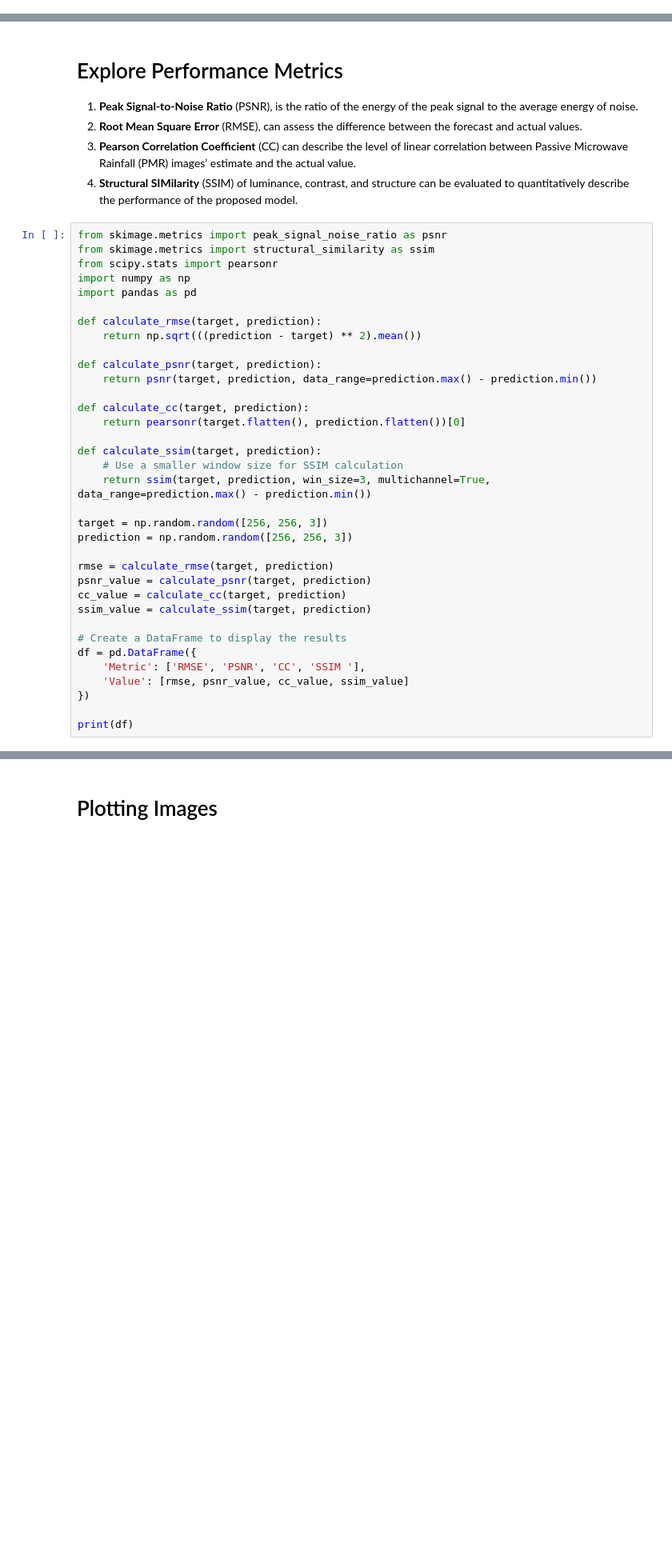
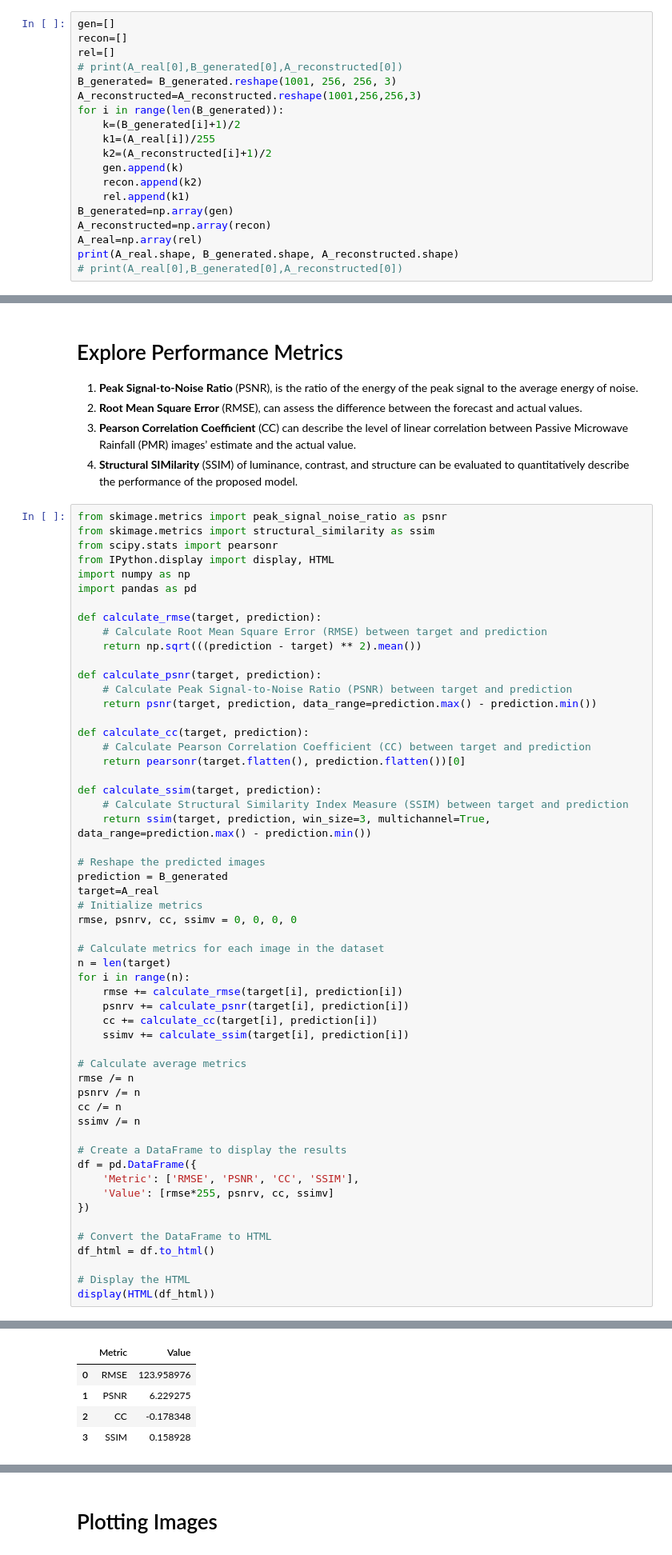
Before and after one commit to kbdharun/kaggle-notebooks, a Jupyter notebook: cyclone-cyclegan.ipynb, the cells around one changed output, grey strips where cells are left out. Shown at 80% size. Drawn from its saved outputs; the diff is of its cells as text; blank space fills up the shorter version.

```diff
--- a/cyclone-cyclegan.ipynb
+++ b/cyclone-cyclegan.ipynb
@@ -648,0 +780,19 @@ I0000 00:00:1709520340.301665     105 device_compiler.h:186] Compiled cluster us
+# %%
+gen=[]
+recon=[]
+rel=[]
+# print(A_real[0],B_generated[0],A_reconstructed[0])
+B_generated= B_generated.reshape(1001, 256, 256, 3)
+A_reconstructed=A_reconstructed.reshape(1001,256,256,3)
+for i in range(len(B_generated)):
+    k=(B_generated[i]+1)/2
+    k1=(A_real[i])/255
+    k2=(A_reconstructed[i]+1)/2
+    gen.append(k)
+    recon.append(k2)
+    rel.append(k1)
+B_generated=np.array(gen)
+A_reconstructed=np.array(recon)
+A_real=np.array(rel)
+print(A_real.shape, B_generated.shape, A_reconstructed.shape)
+# print(A_real[0],B_generated[0],A_reconstructed[0])
@@ -657,35 +809,55 @@ I0000 00:00:1709520340.301665     105 device_compiler.h:186] Compiled cluster us
 from skimage.metrics import peak_signal_noise_ratio as psnr
 from skimage.metrics import structural_similarity as ssim
 from scipy.stats import pearsonr
+from IPython.display import display, HTML
 import numpy as np
 import pandas as pd
 
 def calculate_rmse(target, prediction):
+    # Calculate Root Mean Square Error (RMSE) between target and prediction
     return np.sqrt(((prediction - target) ** 2).mean())
 
 def calculate_psnr(target, prediction):
+    # Calculate Peak Signal-to-Noise Ratio (PSNR) between target and prediction
     return psnr(target, prediction, data_range=prediction.max() - prediction.min())
 
 def calculate_cc(target, prediction):
+    # Calculate Pearson Correlation Coefficient (CC) between target and prediction
     return pearsonr(target.flatten(), prediction.flatten())[0]
 
 def calculate_ssim(target, prediction):
-    # Use a smaller window size for SSIM calculation
+    # Calculate Structural Similarity Index Measure (SSIM) between target and prediction
     return ssim(target, prediction, win_size=3, multichannel=True, data_range=prediction.max() - prediction.min())
 
-target = np.random.random([256, 256, 3])
-prediction = np.random.random([256, 256, 3])
+# Reshape the predicted images
+prediction = B_generated
+target=A_real
+# Initialize metrics
+rmse, psnrv, cc, ssimv = 0, 0, 0, 0
 
-rmse = calculate_rmse(target, prediction)
-psnr_value = calculate_psnr(target, prediction)
-cc_value = calculate_cc(target, prediction)
-ssim_value = calculate_ssim(target, prediction)
+# Calculate metrics for each image in the dataset
+n = len(target)
+for i in range(n):
+    rmse += calculate_rmse(target[i], prediction[i])
+    psnrv += calculate_psnr(target[i], prediction[i])
+    cc += calculate_cc(target[i], prediction[i])
+    ssimv += calculate_ssim(target[i], prediction[i])
+
+# Calculate average metrics
+rmse /= n
+psnrv /= n
+cc /= n
+ssimv /= n
 
 # Create a DataFrame to display the results
 df = pd.DataFrame({
-    'Metric': ['RMSE', 'PSNR', 'CC', 'SSIM '],
-    'Value': [rmse, psnr_value, cc_value, ssim_value]
+    'Metric': ['RMSE', 'PSNR', 'CC', 'SSIM'],
+    'Value': [rmse*255, psnrv, cc, ssimv]
 })
 
-print(df)
+# Convert the DataFrame to HTML
+df_html = df.to_html()
+
+# Display the HTML
+display(HTML(df_html))
 # %% [output]
@@ -696,0 +864,5 @@ print(df)
+|  | Metric | Value |
+| 0 | RMSE | 123.958976 |
+| 1 | PSNR | 6.229275 |
+| 2 | CC | -0.178348 |
+| 3 | SSIM | 0.158928 |
```
Also changed, not shown: parts of 29 cells of this notebook.
